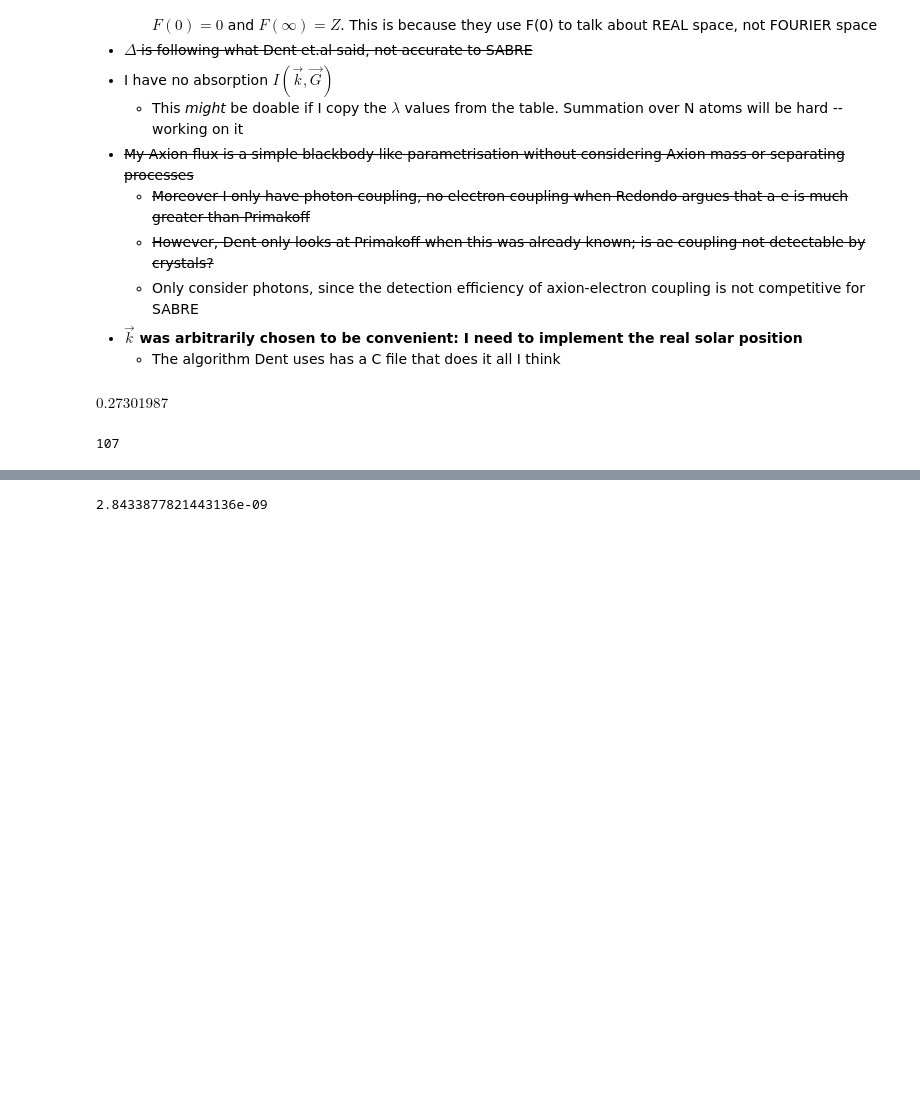
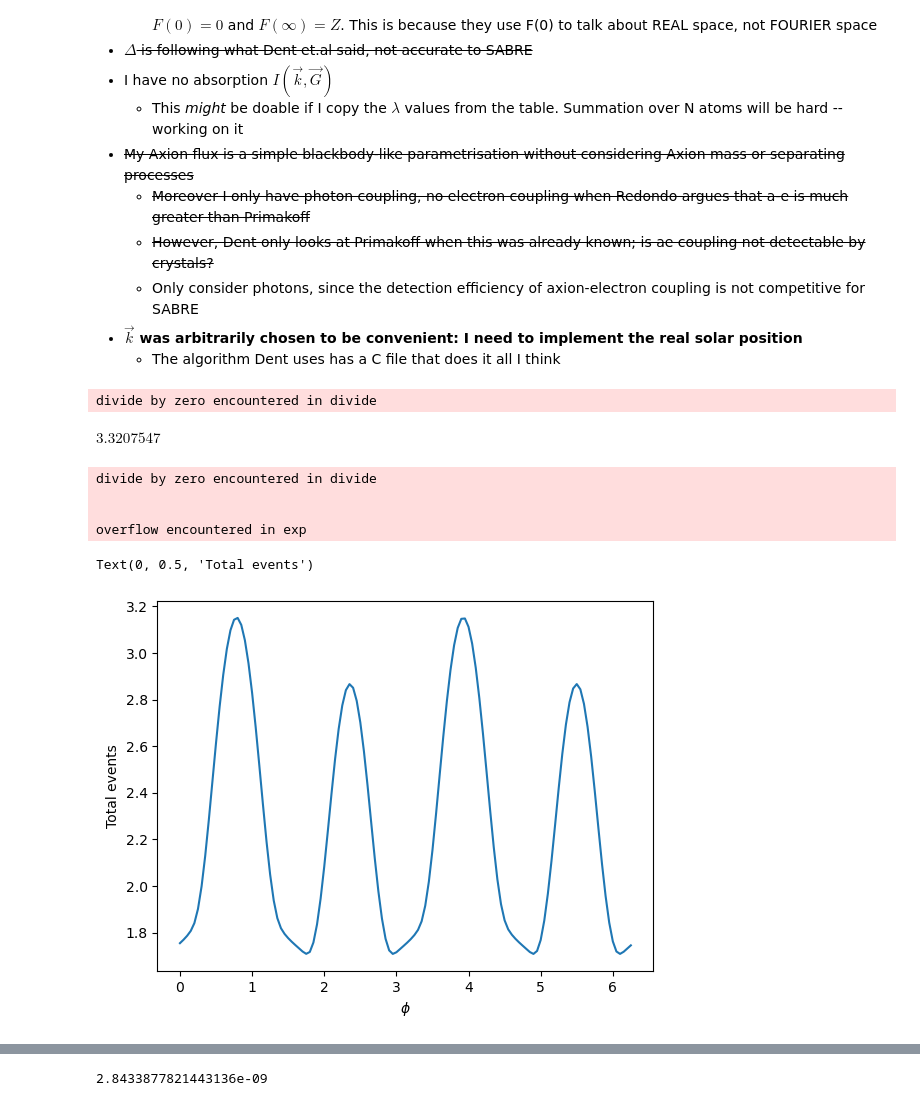
Before and after one commit to Taaseen-Islam-u7121940/Axion-Flux, a Jupyter notebook: Code/solar_flux_vectored.ipynb, the cells around one changed output, grey strips where cells are left out. Saved outputs shown, nothing was run; the diff lists cells and outputs as text; code cells hidden in the pictures; blank space fills up the shorter version.

```diff
--- a/Code/solar_flux_vectored.ipynb
+++ b/Code/solar_flux_vectored.ipynb
@@ -307,11 +336,26 @@ def complete_dndt(max_hkl = 5, print_output = False, F=False):
     if print_output:
         print("dN/dt = {:.3e} s^(-1)".format(final_dndt))
     return (final_dndt*(unit.s**(-1))*(3*unit.year)).si
-# %%
-complete_dndt(max_hkl=7)
-# %% [output]
-$0.27301987 \; \mathrm{}$
-# %%
-len(make_hkl_s(max_h=6, max_k=6, max_l=6))
-# %% [output]
-107
+# %%
+complete_dndt(k = [-1,
+                   -1,
+                   -2], abs_forgot=True)
+# %% [output]
+divide by zero encountered in divide
+$3.3207547 \; \mathrm{}$
+# %%
+phi_axis =  np.arange(0, 2*np.pi, 0.05)
+y_axis = []
+for phi in phi_axis:
+    y_axis.append(complete_dndt(k = [np.cos(phi), np.sin(phi), 0], abs_forgot=True))
+
+plt.plot(phi_axis, y_axis)
+plt.xlabel("$\phi$")
+plt.ylabel("Total events")
+# %% [output]
+divide by zero encountered in divide
+
+
+overflow encountered in exp
+Text(0, 0.5, 'Total events')
+[figure, added]
```
Also changed, not shown: parts of 9 cells of this notebook, 3 other files.
